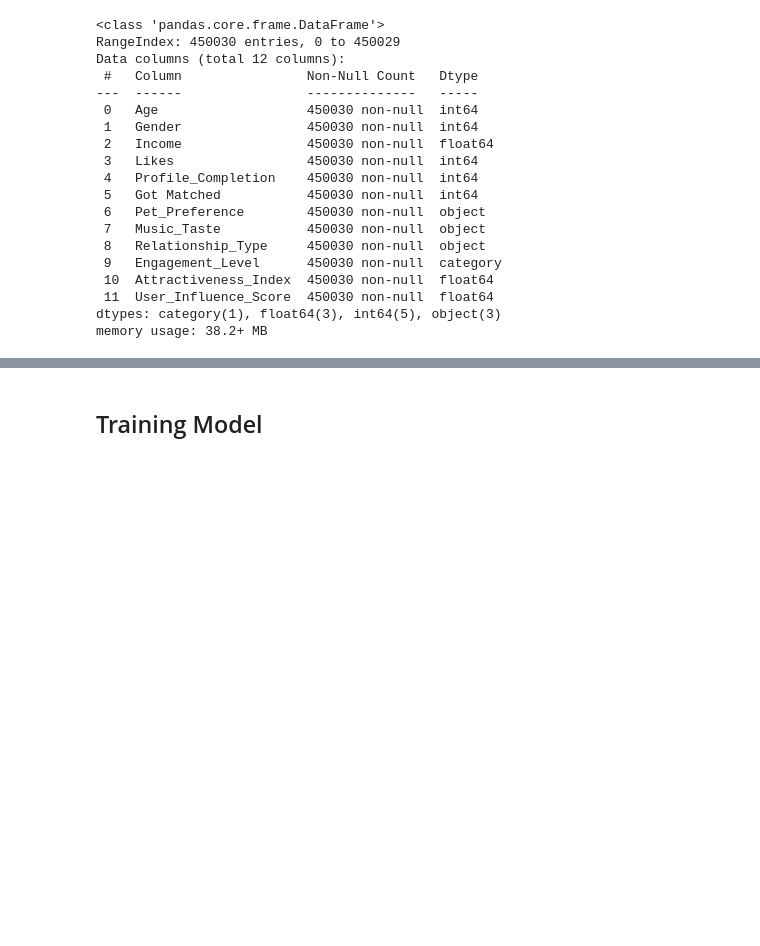
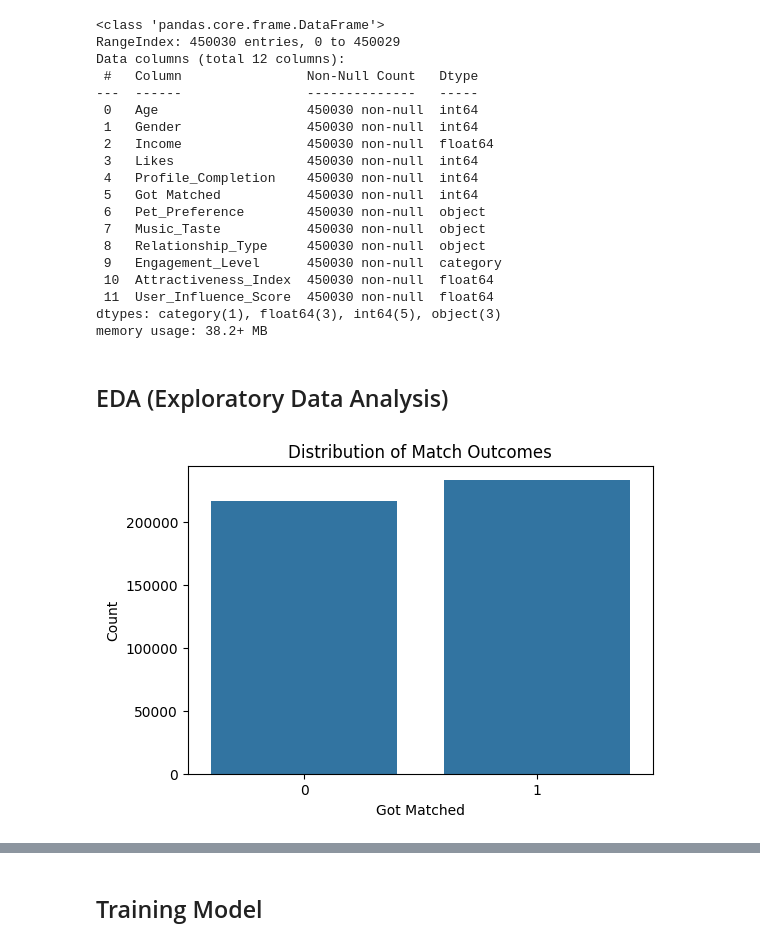
Before and after one commit to TomHArdy22311/Match-Craft, a Jupyter notebook: Untitled.ipynb, the cells around one changed output, grey strips where cells are left out. Saved outputs shown, nothing was run; the diff lists cells and outputs as text; code cells hidden in the pictures; blank space fills up the shorter version.

```diff
--- a/Untitled.ipynb
+++ b/Untitled.ipynb
@@ -449,3 +449,20 @@ Data columns (total 12 columns):
  11  User_Influence_Score  450030 non-null  float64
 dtypes: category(1), float64(3), int64(5), object(3)
 memory usage: 38.2+ MB
+# %% [markdown]
+## EDA (Exploratory Data Analysis)
+# %%
+plt.figure(figsize=(6,4))
+
+sns.countplot(
+    x='Got Matched',
+    data=df
+)
+
+plt.title('Distribution of Match Outcomes')
+plt.xlabel('Got Matched')
+plt.ylabel('Count')
+plt.savefig('Distribution.png')
+plt.show()
+# %% [output]
+[figure, added]
```
Also changed, not shown: parts of 6 cells of this notebook, 4 other files.
